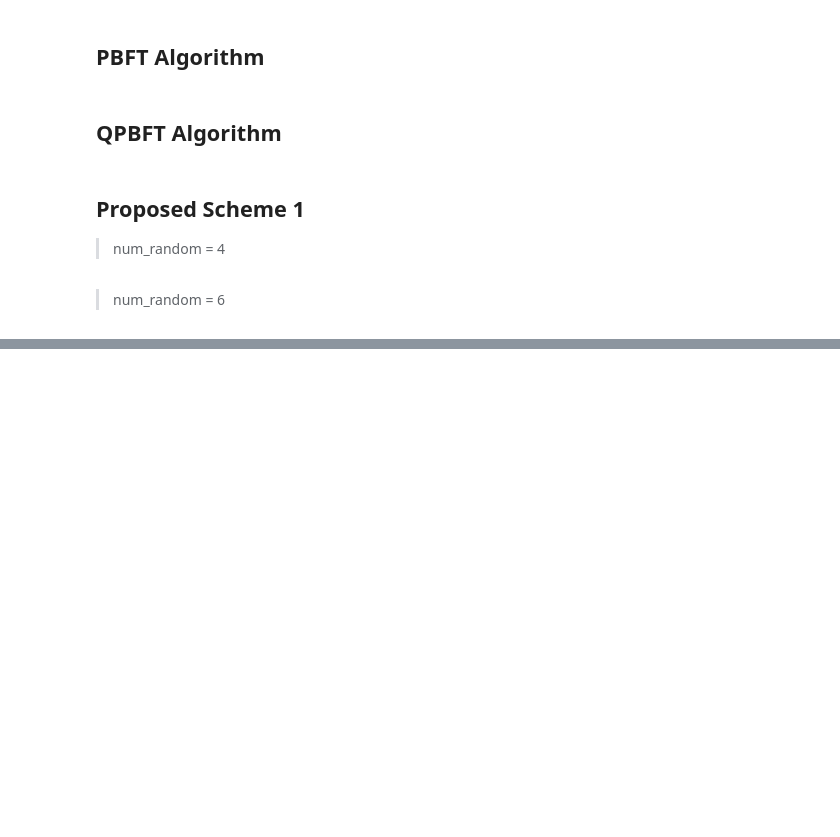
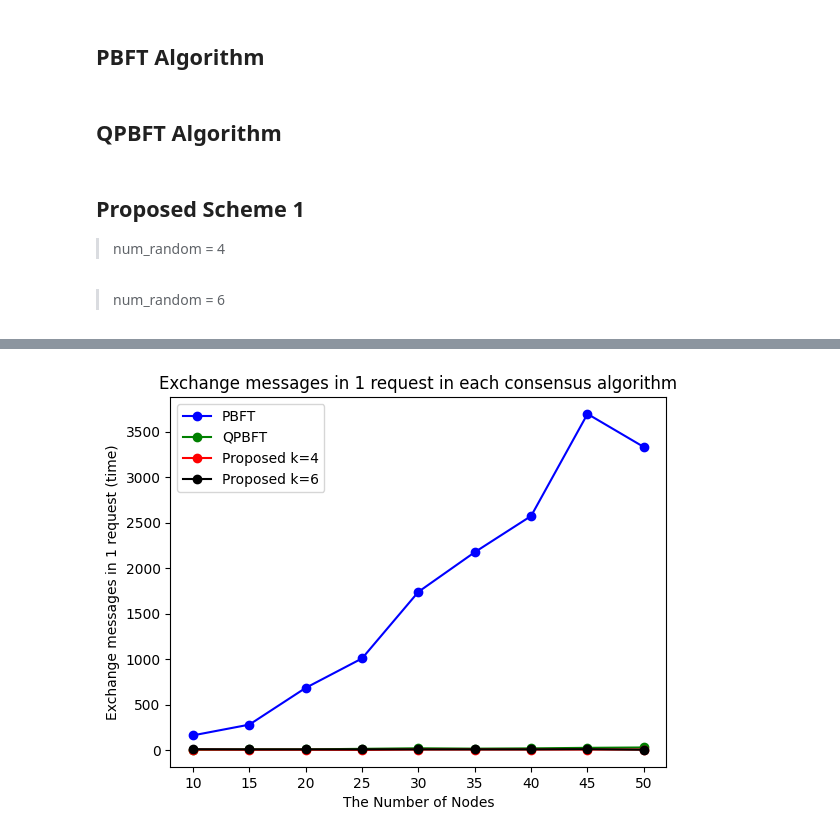
Before and after one commit to OatKID/consensus_demo, a Jupyter notebook: report.ipynb, the cells around one changed output, grey strips where cells are left out. Saved outputs shown, nothing was run; the diff lists cells and outputs as text; code cells hidden in the pictures; blank space fills up the shorter version.

Commit message:
Evaluate the number of exchanging messages in each algorithms

```diff
--- a/report.ipynb
+++ b/report.ipynb
@@ -228,0 +270,12 @@ plt.show()
+# %%
+plt.plot(num_nodes, result_pbft_nodes["total_send"], label="PBFT", marker="o", color="blue")
+plt.plot(num_nodes, result_qpbft_nodes["total_send"], label="QPBFT", marker="o", color="green")
+plt.plot(num_nodes, result_proposed_nodes_1["total_send"], label="Proposed k=4", marker="o", color="red")
+plt.plot(num_nodes, result_proposed_nodes_2["total_send"], label="Proposed k=6", marker="o", color="black")
+plt.legend()
+plt.xlabel("The Number of Nodes")
+plt.ylabel("Exchange messages in 1 request (time)")
+plt.title("Exchange messages in 1 request in each consensus algorithm")
+plt.show()
+# %% [output]
+[figure, added]
```
Also changed, not shown: parts of 9 cells of this notebook, 7 other files.
